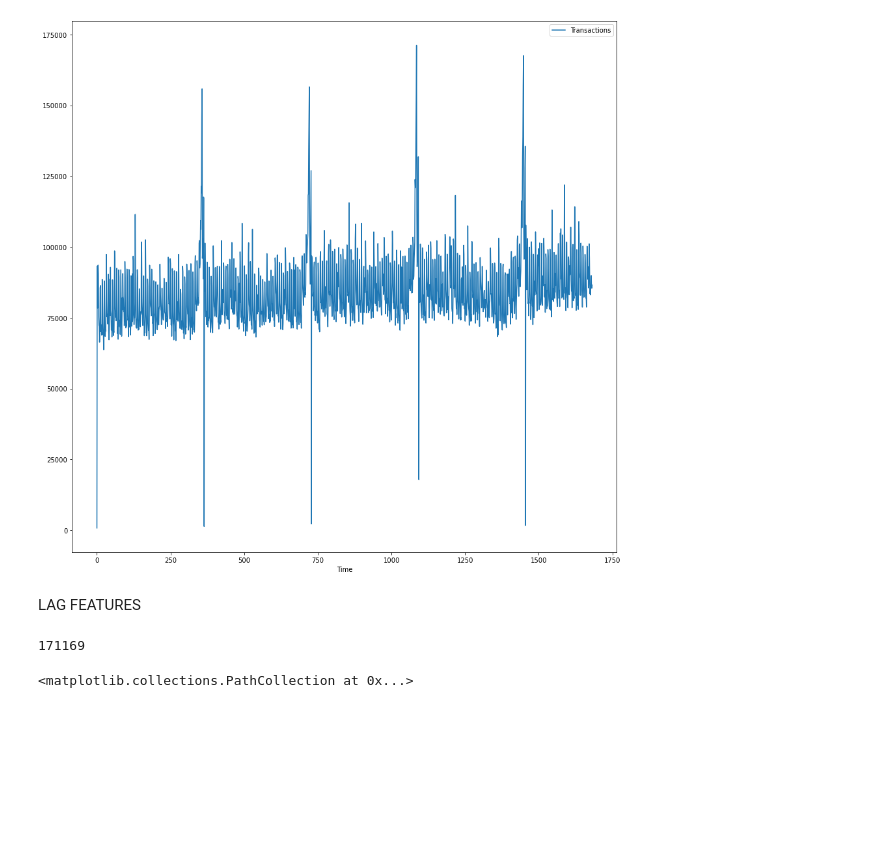
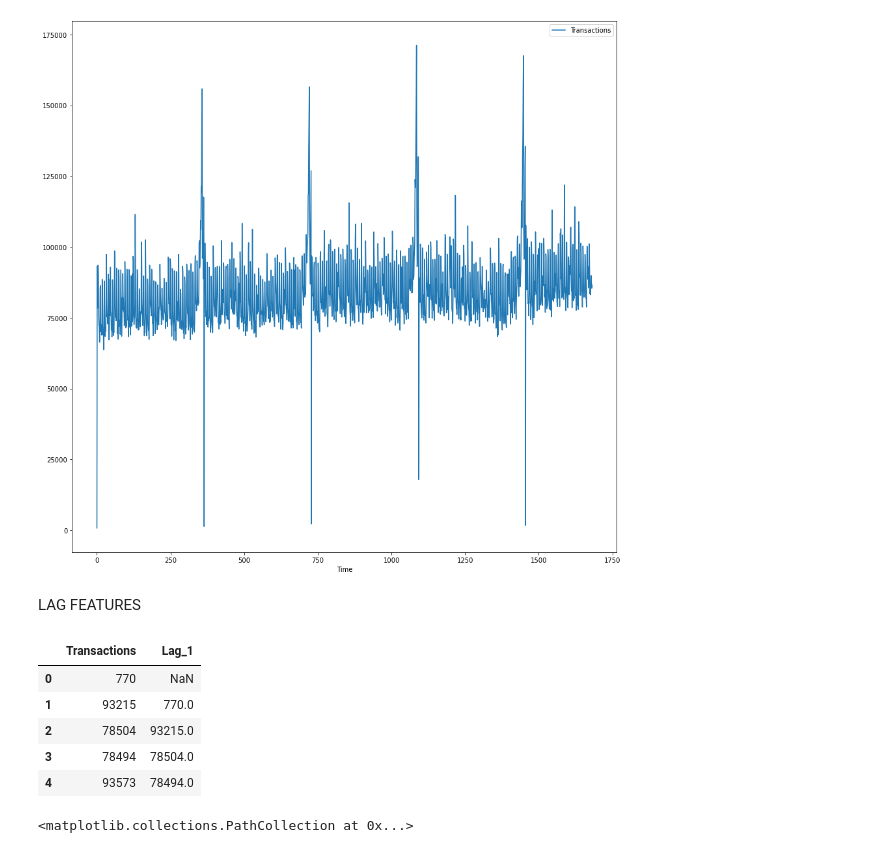
Before and after one commit to AnthonyWilson1/Store-Sales-Time-Series, a Jupyter notebook: TimeSeriesVisuals.ipynb, the cells around one changed output. Cells and saved outputs as stored; diff of their text form; code cells hidden in the pictures; blank space fills up the shorter version.

```diff
--- a/TimeSeriesVisuals.ipynb
+++ b/TimeSeriesVisuals.ipynb
@@ -99,17 +101,21 @@ LAG FEATURES
 # %%
 #df['Lag_1'] = df['Hardcover'].shift(1)
 #df = df.reindex(columns=['Hardcover', 'Lag_1'])
 
 #df.head()
 
 transactions_df_lag = transactions_df
 transactions_df_lag['Lag_1'] = transactions_df_lag['Transactions'].shift(1)
 transactions_df_lag = transactions_df_lag.reindex(columns=['Transactions', 'Lag_1'])
-transactions_df_lag = transactions_df_lag.reset_index()
+transactions_df_lag = transactions_df_lag.reset_index(drop=True)
 transactions_df_lag.head()
-transactions_df_lag['Transactions'].max()
 # %% [output]
-171169
+|  | Transactions | Lag_1 |
+| 0 | 770 | NaN |
+| 1 | 93215 | 770.0 |
+| 2 | 78504 | 93215.0 |
+| 3 | 78494 | 78504.0 |
+| 4 | 93573 | 78494.0 |
 # %%
 
 plt.scatter(x=transactions_df_lag['Lag_1'], y=transactions_df_lag['Transactions'])
```
Also changed, not shown: parts of 5 cells of this notebook.
